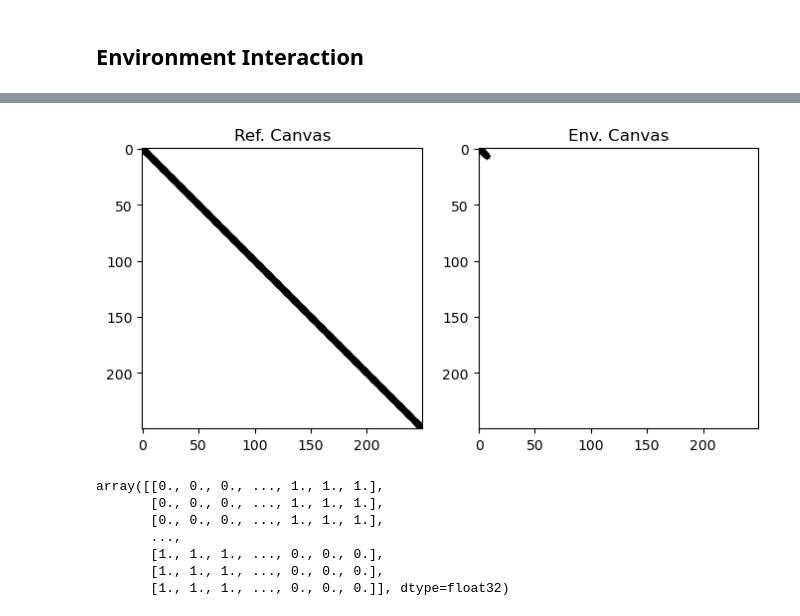
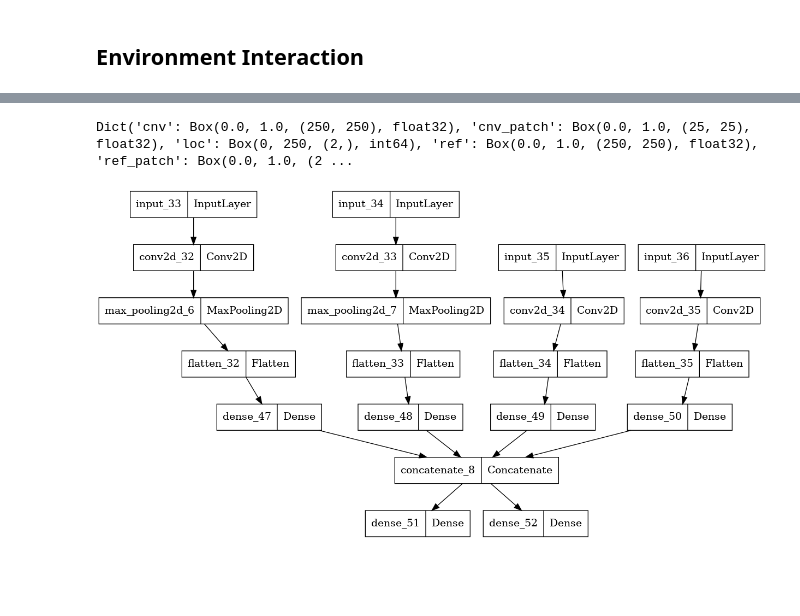
Before and after one commit to AlexStirban/RLPaint, a Jupyter notebook: Playground/RLPaint/rlpaint-v0.ipynb, the cells around one changed output, grey strips where cells are left out. Saved outputs shown, nothing was run; the diff lists cells and outputs as text; code cells hidden in the pictures; blank space fills up the shorter version.

Commit message:
Progress on model

```diff
--- a/Playground/RLPaint/rlpaint-v0.ipynb
+++ b/Playground/RLPaint/rlpaint-v0.ipynb
@@ -146,8 +154,6 @@ ref_canvas = cv2.line(ref_canvas, (0, 0), (250, 250), (0, 0, 0), 5)
 def rmse_sim(x, y):
     return np.sqrt(np.sum((x - y) ** 2))
 # %%
-# Def env
-env = DiscreteTelesketchEnv(ref_canvas, rmse_sim, 10, 5, render_mode="image")
-
-# Def trainer
-trainer = Trainer(env, None, 300)
+# Init env
+env = DiscreteTelesketchEnv(ref_canvas, rmse_sim, 20, 5, patch_size=(PATCH_SIZE, PATCH_SIZE), render_mode="image")
+x = env.reset()
@@ -174,14 +184,42 @@ tf.Tensor([7 7], shape=(2,), dtype=int64)
 # %%
-trainer._env.render()
+trainer._env.observation_space
 # %% [output]
-[figure, removed]
+Dict('cnv': Box(0.0, 1.0, (250, 250), float32), 'cnv_patch': Box(0.0, 1.0, (25, 25), float32), 'loc': Box(0, 250, (2,), int64), 'ref': Box(0.0, 1.0, (250, 250), float32), 'ref_patch': Box(0.0, 1.0, (2 ...
-# %%
-trainer._env.ref_canvas
-# %% [output]
-array([[0., 0., 0., ..., 1., 1., 1.],
-       [0., 0., 0., ..., 1., 1., 1.],
-       [0., 0., 0., ..., 1., 1., 1.],
-       ...,
-       [1., 1., 1., ..., 0., 0., 0.],
-       [1., 1., 1., ..., 0., 0., 0.],
-       [1., 1., 1., ..., 0., 0., 0.]], dtype=float32)
+# %%
+# Define global ref
+gref_input = keras.Input(shape=env.observation_space["cnv"].shape[:2] + (1,))
+gref_cnn_1 = keras.layers.Conv2D(32, (8, 8))(gref_input)
+gref_pool_1 = keras.layers.MaxPool2D((16, 16))(gref_cnn_1)
+gref_flatten = keras.layers.Flatten()(gref_pool_1)
+gref_out = keras.layers.Dense(8)(gref_flatten)
+
+# Define global canvas
+gcnv_input = keras.Input(shape=env.observation_space["cnv"].shape[:2] + (1,))
+gcnv_cnn_1 = keras.layers.Conv2D(32, (8, 8))(gcnv_input)
+gcnv_pool_1 = keras.layers.MaxPool2D((16, 16))(gcnv_cnn_1)
+gcnv_flatten = keras.layers.Flatten()(gcnv_pool_1)
+gcnv_out = keras.layers.Dense(8)(gcnv_flatten)
+
+# Define local ref
+lref_input = keras.Input(shape=env.observation_space["cnv_patch"].shape[:2] + (1,))
+lref_cnn_1 = keras.layers.Conv2D(32, (8, 8))(lref_input)
+lref_flatten = keras.layers.Flatten()(lref_cnn_1)
+lref_out = keras.layers.Dense(8)(lref_flatten)
+
+# Define local canvas
+lcnv_input = keras.Input(shape=env.observation_space["cnv_patch"].shape[:2] + (1,))
+lcnv_cnn_1 = keras.layers.Conv2D(32, (8, 8))(lcnv_input)
+lcnv_flatten = keras.layers.Flatten()(lcnv_cnn_1)
+lcnv_out = keras.layers.Dense(8)(lcnv_flatten)
+
+# Concatenate ref and canvas
+conc = keras.layers.Concatenate()([gref_out, gcnv_out, lref_out, lcnv_out])
+actor_out = keras.layers.Dense(8)(conc)
+critic_out = keras.layers.Dense(1)(conc)
+
+# Define model
+model = keras.Model([gref_input, gcnv_input, lref_input, lcnv_input], [actor_out, critic_out])
+# %%
+keras.utils.plot_model(model)
+# %% [output]
+[figure, added]
```
Also changed, not shown: parts of 13 cells of this notebook, 5 other files.
